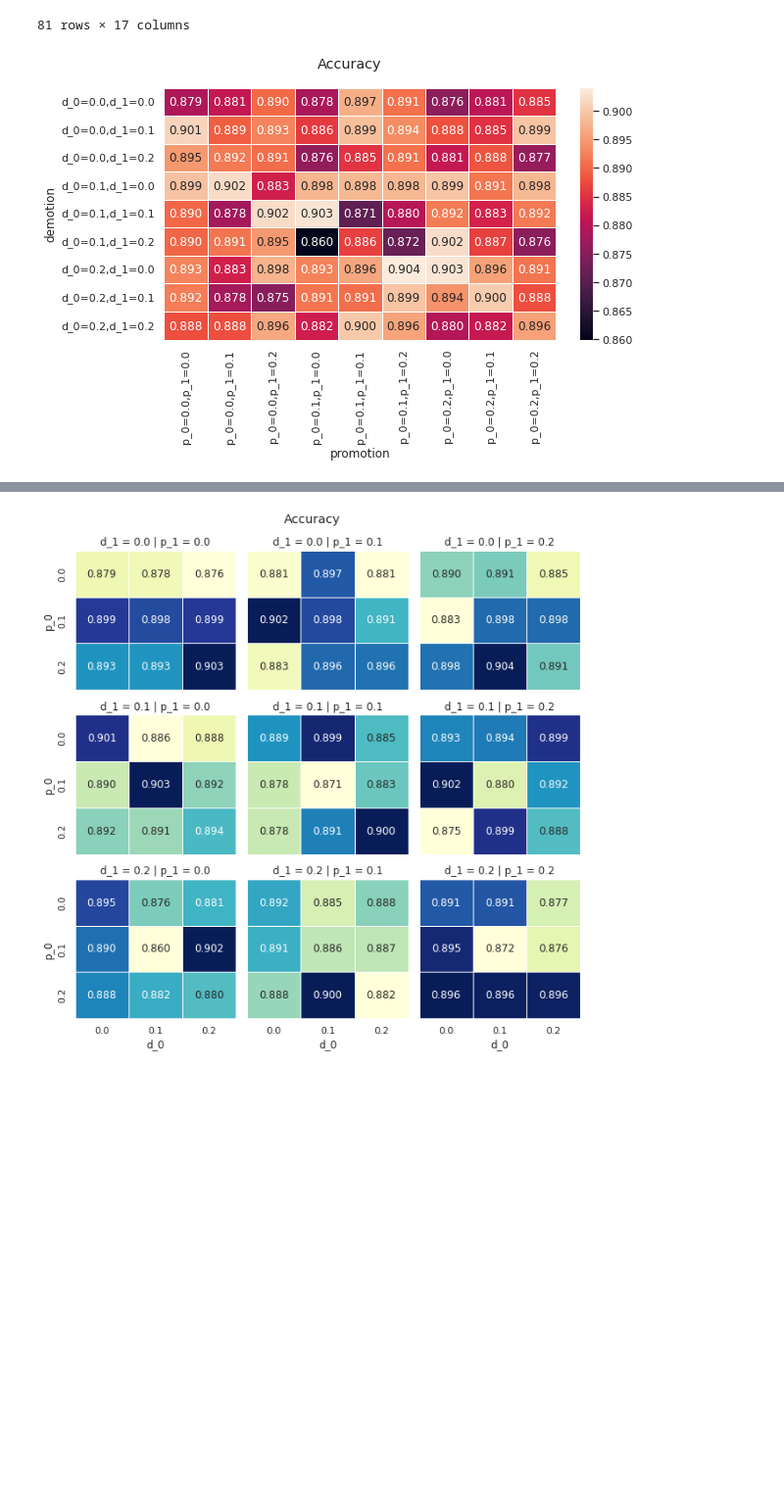
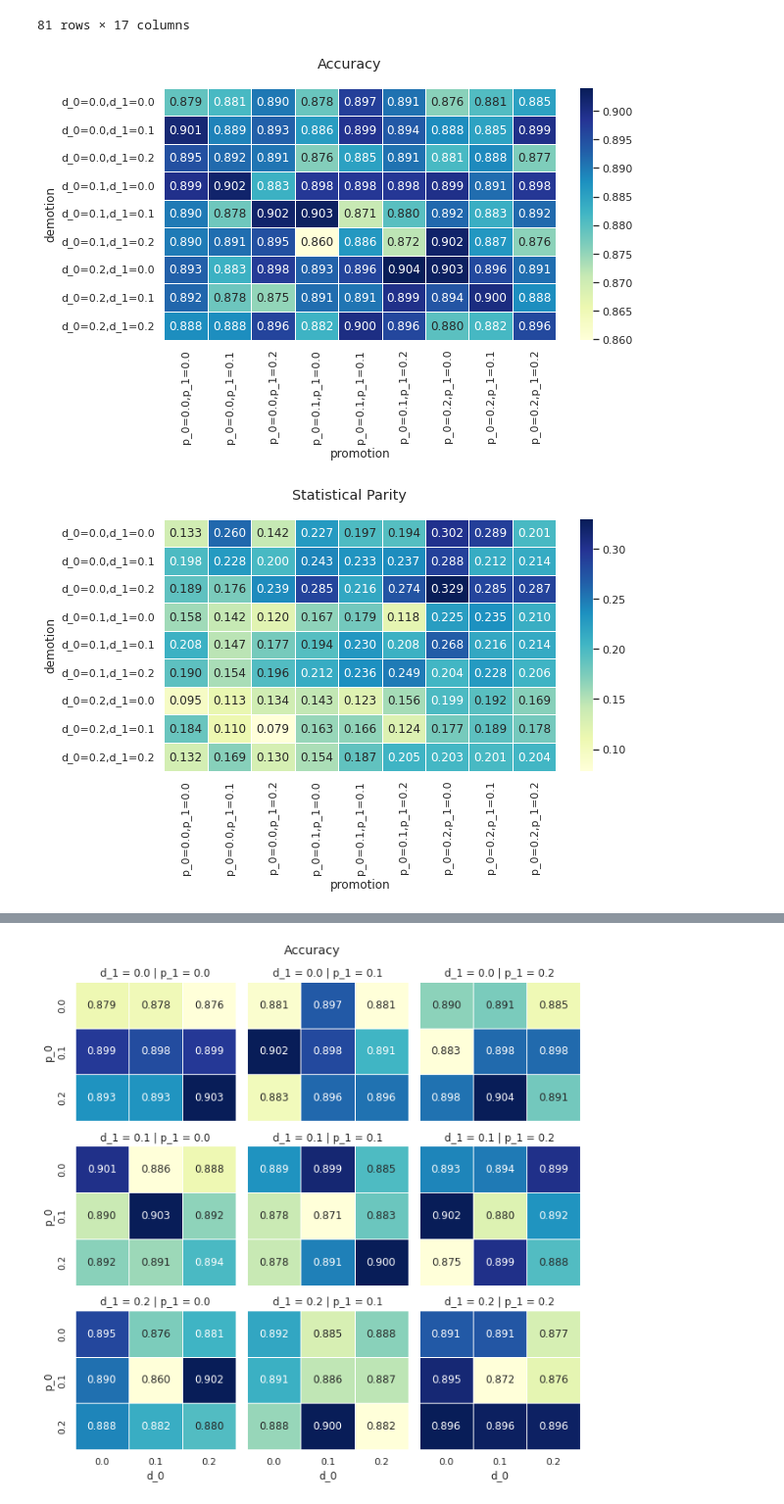
Before and after one commit to ygorcanalli/FairTransitionLoss, a Jupyter notebook: notebooks/2023-06-14/plot_grid.ipynb, the cells around one changed output, grey strips where cells are left out. Shown at 98% size. Saved outputs shown, nothing was run; the diff lists cells and outputs as text; code cells hidden in the pictures; blank space fills up the shorter version.

Commit message:
alternative grid plots

```diff
--- a/notebooks/2023-06-14/plot_grid.ipynb
+++ b/notebooks/2023-06-14/plot_grid.ipynb
@@ -47,12 +47,34 @@ grid
 | 79 | 79 | 0.881592 | 0.822087 | 0.082100 | 0.297797 | 0.200646 | 0.098830 | 0.094883 | ... |
 | 80 | 80 | 0.895744 | 0.850967 | 0.049090 | 0.319897 | 0.203554 | 0.031582 | 0.077065 | ... |
 81 rows × 17 columns
-# %%
-pivoted = grid.pivot(index='demotion', columns='promotion', values='overall_acc')
-f, ax = plt.subplots(figsize=(9, 6))
-f.suptitle('Accuracy')
-sns.heatmap(pivoted, annot=True, fmt=".3f", linewidths=.5, ax=ax)
-plt.tight_layout()
-plt.savefig('acc.png')
-# %% [output]
-[figure, removed]
+# %%
+pivoted = grid.pivot(index='demotion', columns='promotion', values='overall_acc')
+f, ax = plt.subplots(figsize=(9, 6))
+f.suptitle('Accuracy')
+sns.heatmap(pivoted, annot=True, fmt=".3f", linewidths=.5, ax=ax, cmap='YlGnBu')
+plt.tight_layout()
+plt.savefig('acc.png')
+
+pivoted = grid.pivot(index='demotion', columns='promotion', values='stat_par_diff')
+f, ax = plt.subplots(figsize=(9, 6))
+f.suptitle('Statistical Parity')
+sns.heatmap(pivoted, annot=True, fmt=".3f", linewidths=.5, ax=ax, cmap='YlGnBu')
+plt.tight_layout()
+plt.savefig('parity.png')
+
+pivoted = grid.pivot(index='demotion', columns='promotion', values='eq_opp_diff')
+f, ax = plt.subplots(figsize=(9, 6))
+f.suptitle('Equal Opportunity')
+sns.heatmap(pivoted, annot=True, fmt=".3f", linewidths=.5, ax=ax, cmap='YlGnBu')
+plt.tight_layout()
+plt.savefig('equal_opportunity.png')
+
+pivoted = grid.pivot(index='demotion', columns='promotion', values='avg_odds_diff')
+f, ax = plt.subplots(figsize=(9, 6))
+f.suptitle('Equalizes Odds')
+sns.heatmap(pivoted, annot=True, fmt=".3f", linewidths=.5, ax=ax, cmap='YlGnBu')
+plt.tight_layout()
+plt.savefig('equalized_odds.png')
+# %% [output]
+[figure, added]
+[figure, added]
```
Also changed, not shown: parts of 1 cell of this notebook, 4 other files.
